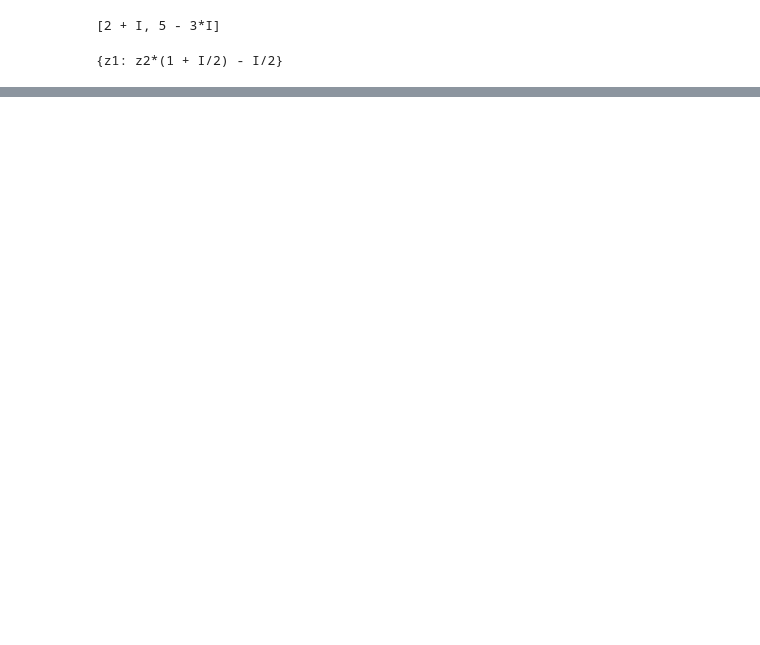
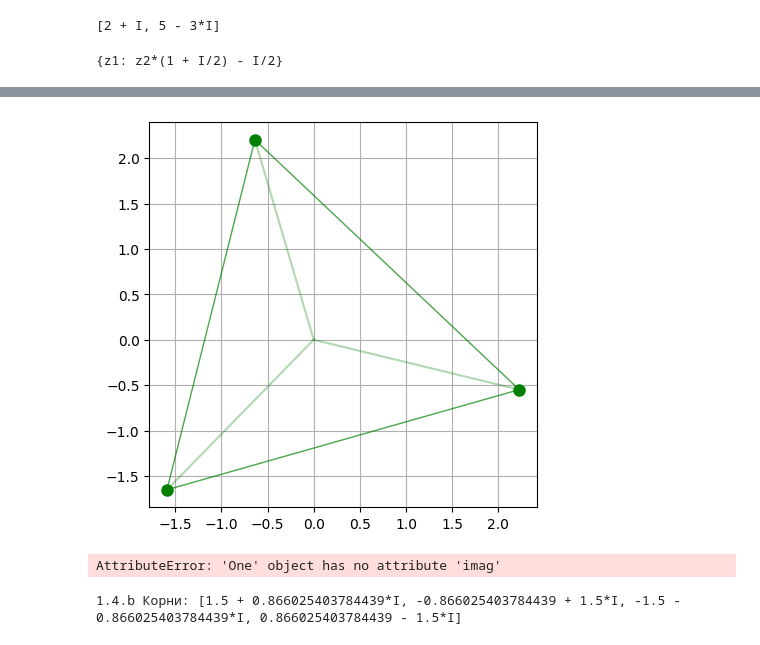
Before and after one commit to exodushka/fa, a Jupyter notebook: alag/dz21.ipynb, the cells around one changed output, grey strips where cells are left out. Cells and saved outputs as stored; diff of their text form; code cells hidden in the pictures; blank space fills up the shorter version.

```diff
--- a/alag/dz21.ipynb
+++ b/alag/dz21.ipynb
@@ -82,0 +221,32 @@ NotImplementedError: solving Abs(z) when the argument is not real or imaginary.
+# %%
+I = sp.I
+
+expr_c = (1 - 5*I)/(1 + I) - 5*(1 + 2*I)/(2 - I) + 11
+expr_c_simplified = sp.simplify(expr_c)
+roots_c = [sp.root(expr_c_simplified, 3, k) for k in range(3)]
+
+fig, ax = plt.subplots(figsize=(5, 5))
+vals_c = [complex(r.evalf()) for r in roots_c]
+xs_c = [v.real for v in vals_c] + [vals_c[0].real]
+ys_c = [v.imag for v in vals_c] + [vals_c[0].imag]
+ax.plot(xs_c, ys_c, 'g-', linewidth=1, alpha=0.7)
+for v in vals_c:
+    ax.plot(v.real, v.imag, 'go', markersize=8)
+    ax.plot([0, v.real], [0, v.imag], 'g-', alpha=0.3)
+ax.grid(True, a)
+plt.show()
+# %% [output]
+[figure, added]
+# %%
+roots_1_4a[0].imag
+# %% [output]
+AttributeError: 'One' object has no attribute 'imag'
+# %%
+val_1_4b = -18 / (1 + I*sqrt(3))
+val_1_4b = simplify(val_1_4b)
+modb = Abs(val_1_4b)
+radius = modb ** (1/4)
+roots_1_4b = [val_1_4b**(1/4) * exp(2*pi*I*k/4) for k in range(4)]
+print("1.4.b Корни:", [N(r) for r in roots_1_4b])
+# %% [output]
+1.4.b Корни: [1.5 + 0.866025403784439*I, -0.866025403784439 + 1.5*I, -1.5 - 0.866025403784439*I, 0.866025403784439 - 1.5*I]
```
Also changed, not shown: parts of 8 cells of this notebook, 5 other files.
